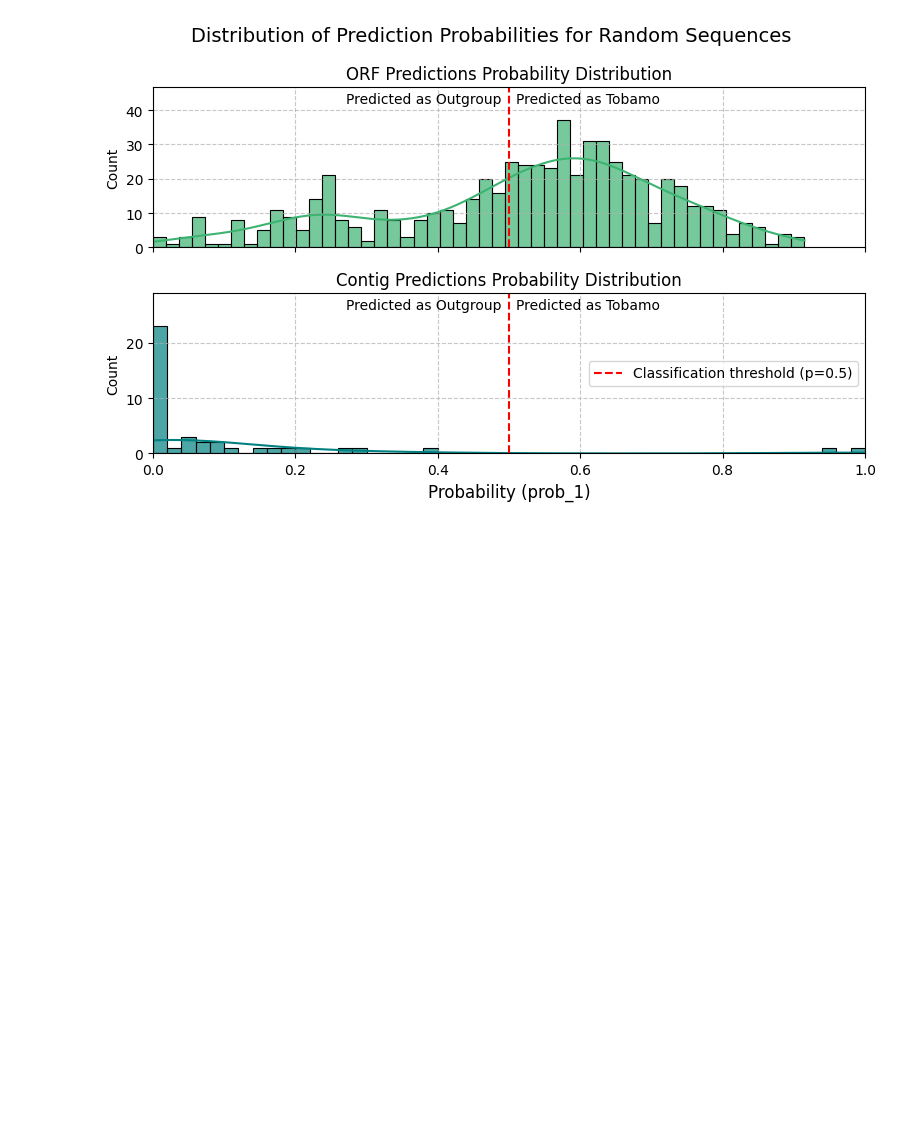
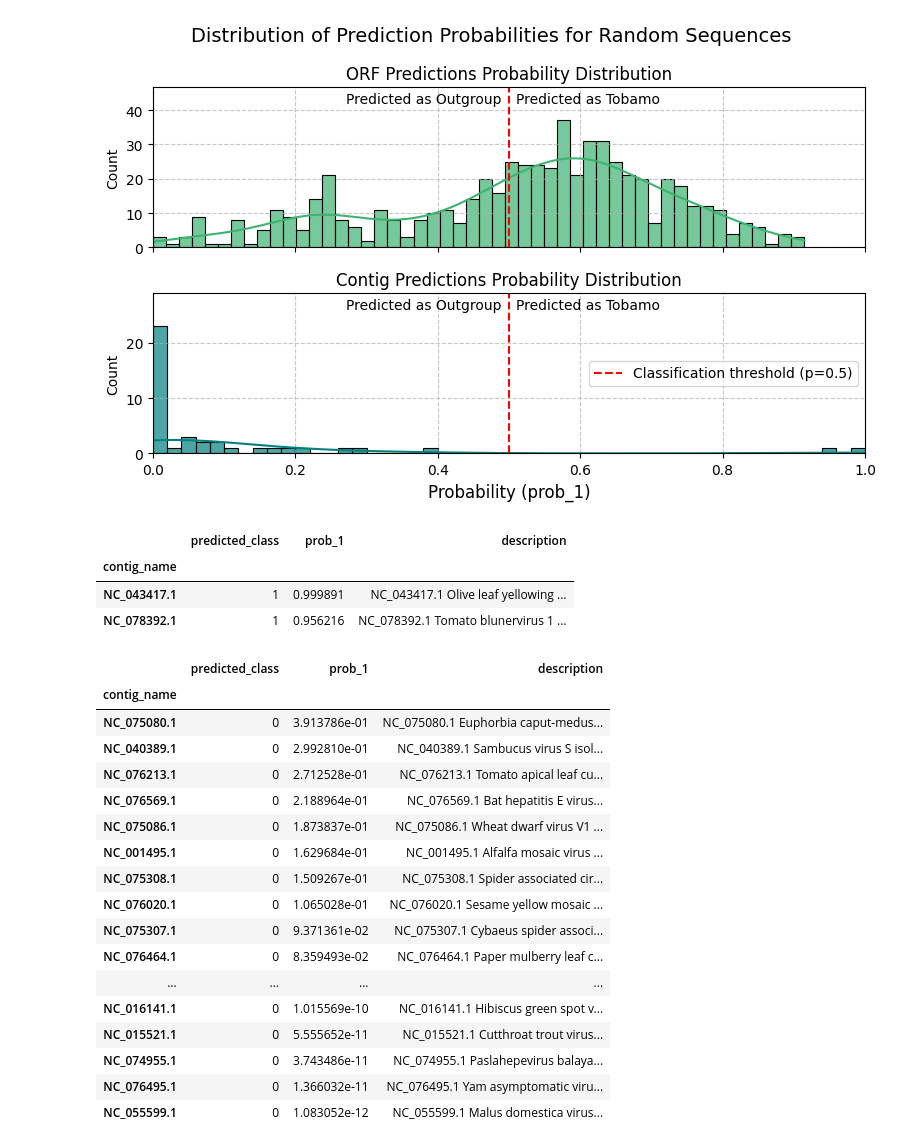
Before and after one commit to nezapajek/project-tobamo, a Jupyter notebook: analysis/model/notebooks/makeviz.ipynb, the cells around one changed output. Saved outputs shown, nothing was run; the diff lists cells and outputs as text; code cells hidden in the pictures; blank space fills up the shorter version.

```diff
--- a/analysis/model/notebooks/makeviz.ipynb
+++ b/analysis/model/notebooks/makeviz.ipynb
@@ -1768,0 +1732,28 @@ plt.show()
+# %%
+contigs_random_predictions[contigs_random_predictions['predicted_class'] == 1]
+# %% [output]
+|  | predicted_class | prob_1 | description |
+| contig_name |  |  |  |
+| NC_043417.1 | 1 | 0.999891 | NC_043417.1 Olive leaf yellowing ... |
+| NC_078392.1 | 1 | 0.956216 | NC_078392.1 Tomato blunervirus 1 ... |
+# %%
+contigs_random_predictions[contigs_random_predictions['predicted_class'] == 0].sort_values(by='prob_1', ascending=False)
+# %% [output]
+|  | predicted_class | prob_1 | description |
+| contig_name |  |  |  |
+| NC_075080.1 | 0 | 3.913786e-01 | NC_075080.1 Euphorbia caput-medus... |
+| NC_040389.1 | 0 | 2.992810e-01 | NC_040389.1 Sambucus virus S isol... |
+| NC_076213.1 | 0 | 2.712528e-01 | NC_076213.1 Tomato apical leaf cu... |
+| NC_076569.1 | 0 | 2.188964e-01 | NC_076569.1 Bat hepatitis E virus... |
+| NC_075086.1 | 0 | 1.873837e-01 | NC_075086.1 Wheat dwarf virus V1 ... |
+| NC_001495.1 | 0 | 1.629684e-01 | NC_001495.1 Alfalfa mosaic virus ... |
+| NC_075308.1 | 0 | 1.509267e-01 | NC_075308.1 Spider associated cir... |
+| NC_076020.1 | 0 | 1.065028e-01 | NC_076020.1 Sesame yellow mosaic ... |
+| NC_075307.1 | 0 | 9.371361e-02 | NC_075307.1 Cybaeus spider associ... |
+| NC_076464.1 | 0 | 8.359493e-02 | NC_076464.1 Paper mulberry leaf c... |
+| ... | ... | ... | ... |
+| NC_016141.1 | 0 | 1.015569e-10 | NC_016141.1 Hibiscus green spot v... |
+| NC_015521.1 | 0 | 5.555652e-11 | NC_015521.1 Cutthroat trout virus... |
+| NC_074955.1 | 0 | 3.743486e-11 | NC_074955.1 Paslahepevirus balaya... |
+| NC_076495.1 | 0 | 1.366032e-11 | NC_076495.1 Yam asymptomatic viru... |
+| NC_055599.1 | 0 | 1.083052e-12 | NC_055599.1 Malus domestica virus... |
```
Also changed, not shown: parts of 7 cells of this notebook.
